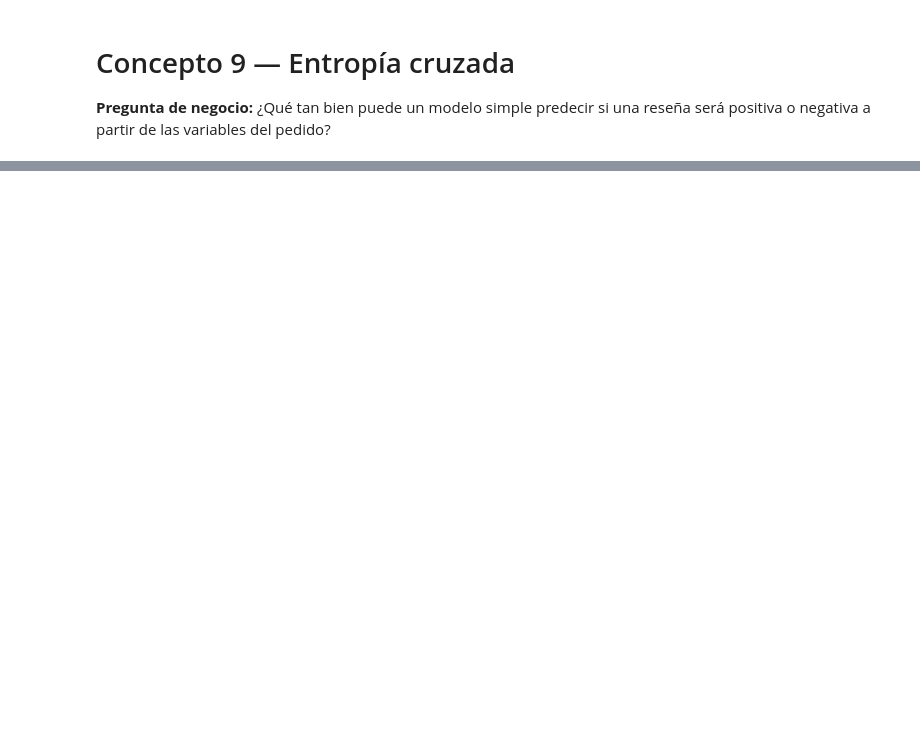
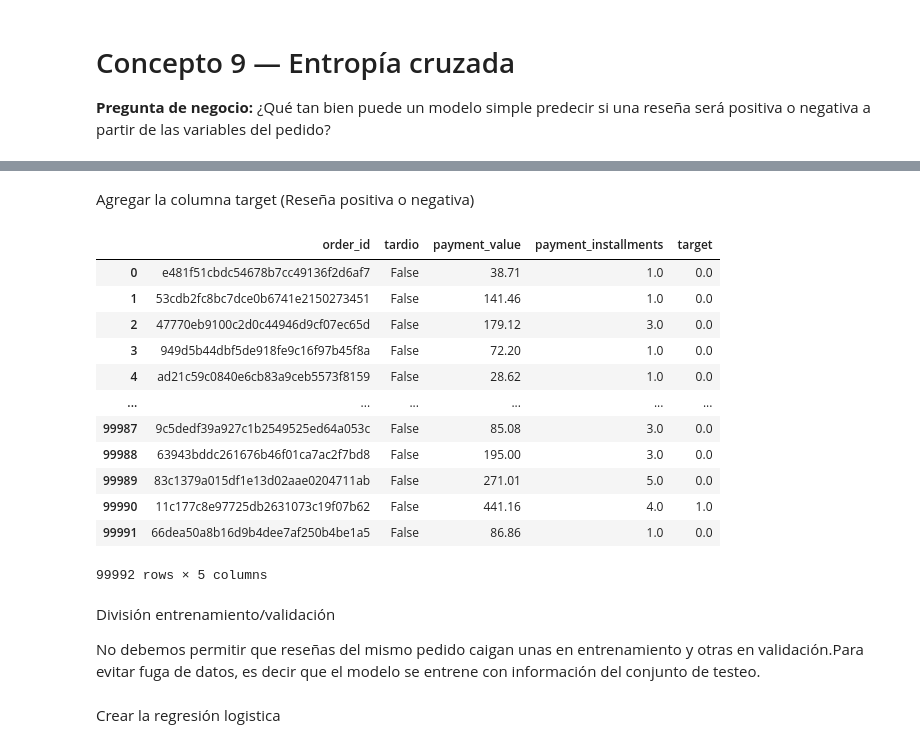
Before and after one commit to Walnut235/olist-probabilistic-analysis, a Jupyter notebook: notebooks/01_analisis_olist.ipynb, the cells around one changed output, grey strips where cells are left out. Drawn from its saved outputs; the diff is of its cells as text; code cells hidden in the pictures; blank space fills up the shorter version.

```diff
--- a/notebooks/01_analisis_olist.ipynb
+++ b/notebooks/01_analisis_olist.ipynb
@@ -1285,3 +1423,9 @@ La entropía normalizada de la distribución de categorías de producto es 76.73
 # Concepto 9 — Entropía cruzada
 
 **Pregunta de negocio:** ¿Qué tan bien puede un modelo simple predecir si una reseña será positiva o negativa a partir de las variables del pedido?
+# %%
+reviews_model = reviews_analysis.copy()
+
+reviews_model["target"] = (
+    reviews_model["review_score"] <= 2
+).astype(int)
@@ -1287,0 +1438,10 @@ La entropía normalizada de la distribución de categorías de producto es 76.73
+# %%
+payments_order = (
+    data["olist_order_payments_dataset"]
+    .groupby("order_id")
+    .agg(
+        payment_value=("payment_value", "sum"),
+        payment_installments=("payment_installments", "max")
+    )
+    .reset_index()
+)
@@ -1287,0 +1450,12 @@ La entropía normalizada de la distribución de categorías de producto es 76.73
+# %%
+order_features = (
+    orders_analysis[
+        ["order_id", "tardio"]
+    ]
+    .merge(
+        payments_order,
+        on="order_id",
+        how="left"
+    )
+)
+order_features
@@ -1287,0 +1476,23 @@ La entropía normalizada de la distribución de categorías de producto es 76.73
+# %% [markdown]
+Agregar la columna target (Reseña positiva o negativa)
+# %%
+order_features = order_features.merge(
+    reviews_model[["order_id","target"]],
+    on="order_id",
+    how="left"
+)
+order_features
+# %% [output]
+|  | order_id | tardio | payment_value | payment_installments | target |
+| 0 | e481f51cbdc54678b7cc49136f2d6af7 | False | 38.71 | 1.0 | 0.0 |
+| 1 | 53cdb2fc8bc7dce0b6741e2150273451 | False | 141.46 | 1.0 | 0.0 |
+| 2 | 47770eb9100c2d0c44946d9cf07ec65d | False | 179.12 | 3.0 | 0.0 |
+| 3 | 949d5b44dbf5de918fe9c16f97b45f8a | False | 72.20 | 1.0 | 0.0 |
+| 4 | ad21c59c0840e6cb83a9ceb5573f8159 | False | 28.62 | 1.0 | 0.0 |
+| ... | ... | ... | ... | ... | ... |
+| 99987 | 9c5dedf39a927c1b2549525ed64a053c | False | 85.08 | 3.0 | 0.0 |
+| 99988 | 63943bddc261676b46f01ca7ac2f7bd8 | False | 195.00 | 3.0 | 0.0 |
+| 99989 | 83c1379a015df1e13d02aae0204711ab | False | 271.01 | 5.0 | 0.0 |
+| 99990 | 11c177c8e97725db2631073c19f07b62 | False | 441.16 | 4.0 | 1.0 |
+| 99991 | 66dea50a8b16d9b4dee7af250b4be1a5 | False | 86.86 | 1.0 | 0.0 |
+99992 rows × 5 columns
@@ -1287,0 +1509,4 @@ La entropía normalizada de la distribución de categorías de producto es 76.73
+# %% [markdown]
+División entrenamiento/validación
+
+No debemos permitir que reseñas del mismo pedido caigan unas en entrenamiento y otras en validación.Para evitar fuga de datos, es decir que el modelo se entrene con información del conjunto de testeo.
@@ -1287,0 +1533,2 @@ La entropía normalizada de la distribución de categorías de producto es 76.73
+# %% [markdown]
+Crear la regresión logistica
```
Also changed, not shown: parts of 33 cells of this notebook.
